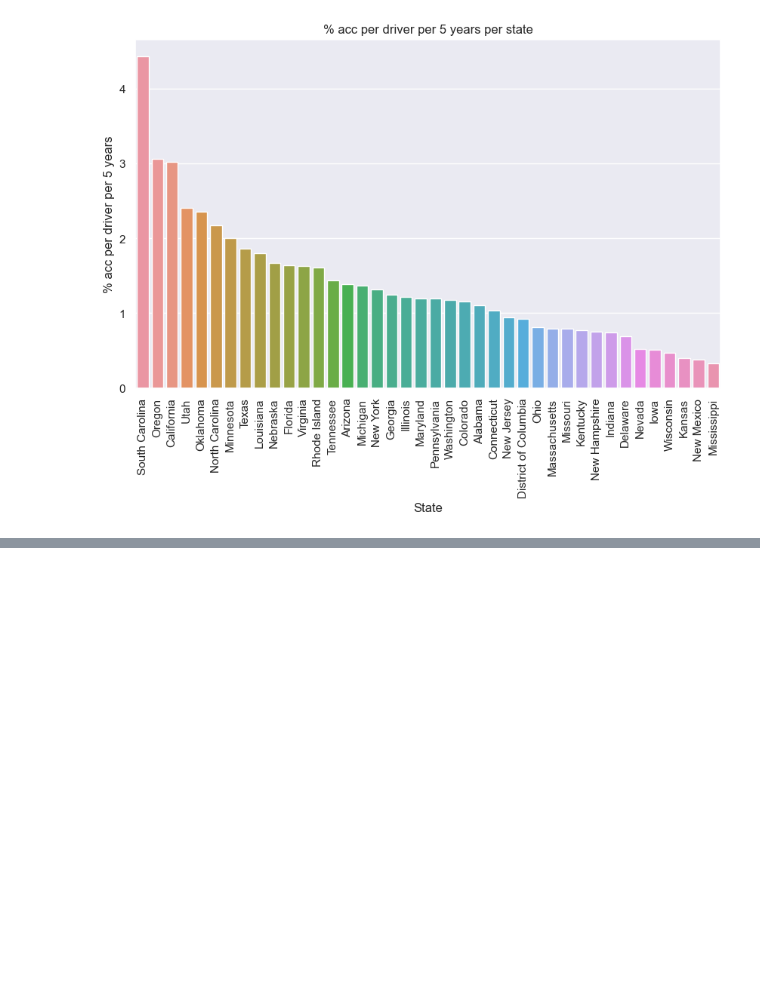
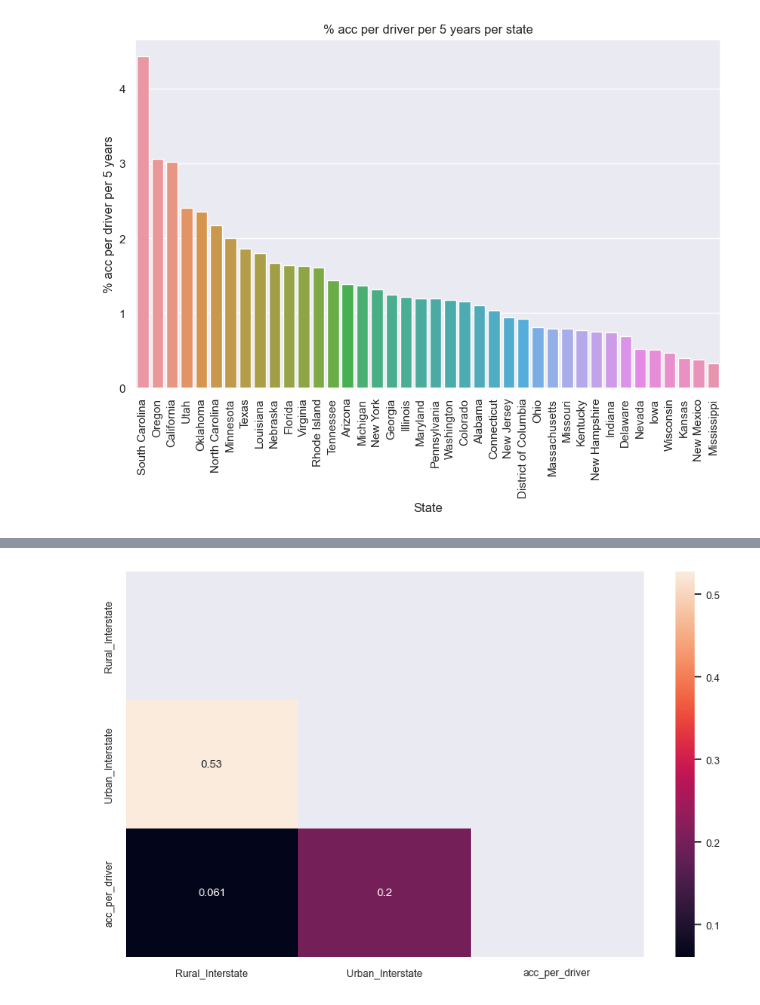
Before and after one commit to maxvangalen/WT-Data, a Jupyter notebook: SpeedLimit.ipynb, the cells around one changed output, grey strips where cells are left out. Drawn from its saved outputs; the diff is of its cells as text; code cells hidden in the pictures; blank space fills up the shorter version.

```diff
--- a/SpeedLimit.ipynb
+++ b/SpeedLimit.ipynb
@@ -199,0 +378,8 @@ ImportError: html5lib not found, please install it
+# %%
+corr_matrix = mergedf[['Rural_Interstate', 'Urban_Interstate', 'acc_per_driver']].corr()
+corr = np.triu(corr_matrix)
+sb.set(font_scale=0.8)
+sb.heatmap(corr_matrix, annot=True, mask=corr)
+plt.show()
+# %% [output]
+[figure, added]
```
Also changed, not shown: parts of 35 cells of this notebook.
